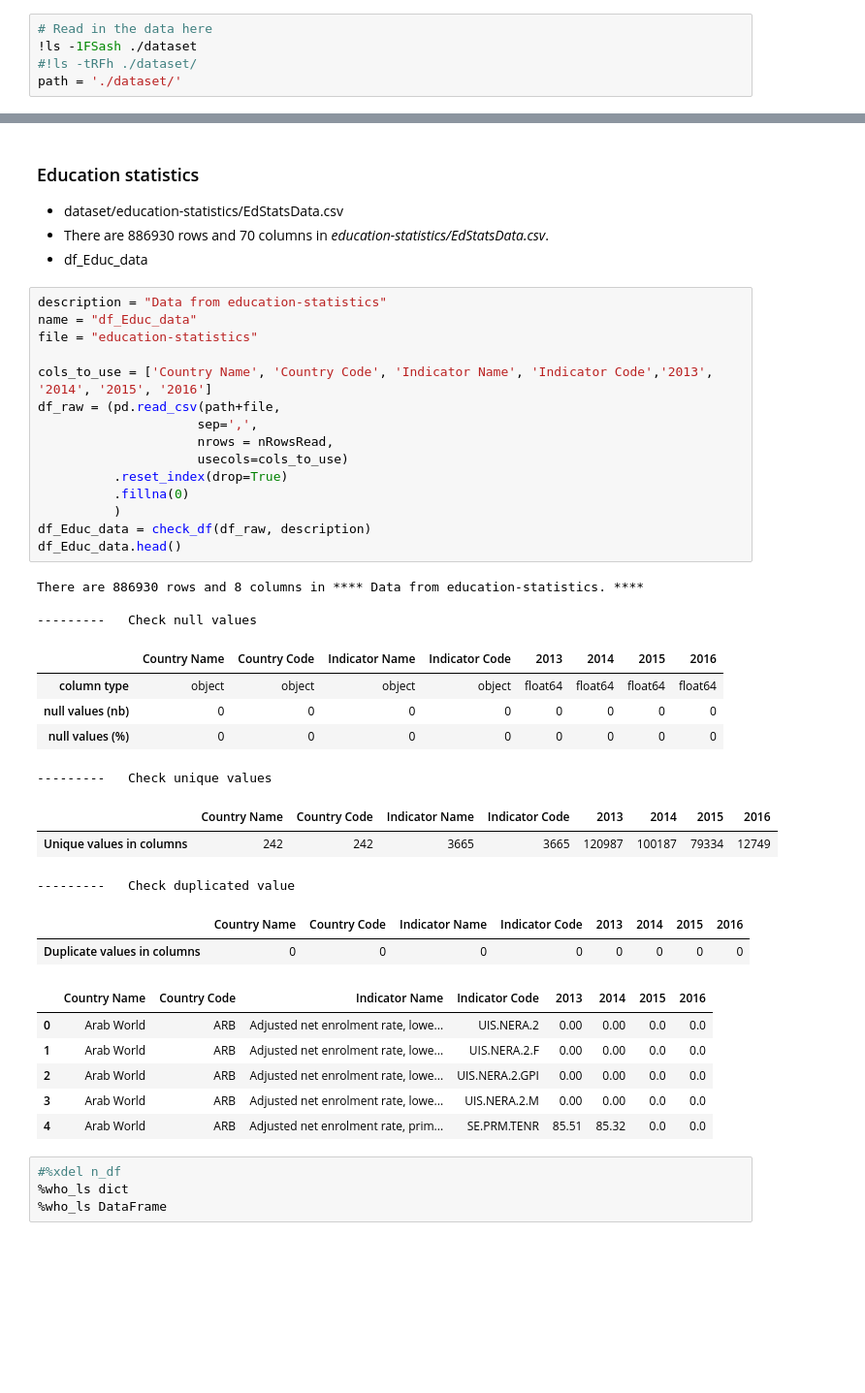
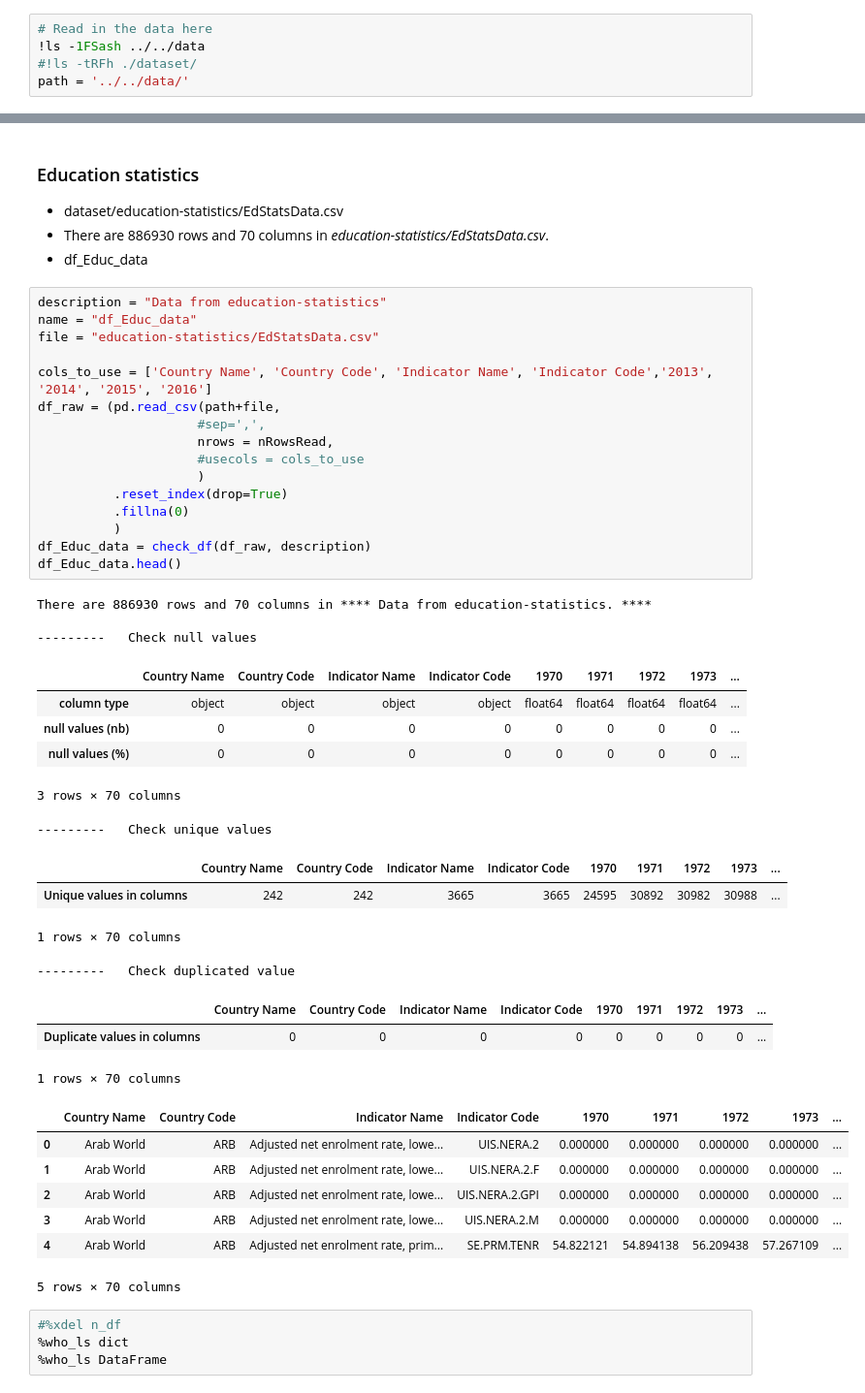
Before and after one commit to anthelix/udacity_capstone, a Jupyter notebook: work/notebook/1_Exploration_python.ipynb, the cells around one changed output, grey strips where cells are left out. Shown at 97% size. Drawn from its saved outputs; the diff is of its cells as text; blank space fills up the shorter version.

```diff
--- a/notebook/1_Exploration_python.ipynb
+++ b/work/notebook/1_Exploration_python.ipynb
@@ -53,7 +51,7 @@ print("Download ready.")
 >>> nba = pd.read_csv("nba_all_elo.csv")
 # %%
 # Read in the data here
-!ls -1FSash ./dataset
+!ls -1FSash ../../data
 #!ls -tRFh ./dataset/
-path = './dataset/'
+path = '../../data/'
 # %% [output]
@@ -1014,38 +1037,43 @@ There are 422136 rows and 8 columns in **** WDIData.csv country Indicators devel
 # %%
 description = "Data from education-statistics"
 name = "df_Educ_data"
-file = "education-statistics"
+file = "education-statistics/EdStatsData.csv"
 
 cols_to_use = ['Country Name', 'Country Code', 'Indicator Name', 'Indicator Code','2013', '2014', '2015', '2016']
 df_raw = (pd.read_csv(path+file,
-                     sep=',',
+                     #sep=',',
                      nrows = nRowsRead,
-                     usecols=cols_to_use)
+                     #usecols = cols_to_use
+                     )
           .reset_index(drop=True)
           .fillna(0)
           )
 df_Educ_data = check_df(df_raw, description)
 df_Educ_data.head()
 # %% [output]
-There are 886930 rows and 8 columns in **** Data from education-statistics. ****
+There are 886930 rows and 70 columns in **** Data from education-statistics. ****
 
 ---------   Check null values
-|  | Country Name | Country Code | Indicator Name | Indicator Code | 2013 | 2014 | 2015 | 2016 |
-| column type | object | object | object | object | float64 | float64 | float64 | float64 |
-| null values (nb) | 0 | 0 | 0 | 0 | 0 | 0 | 0 | 0 |
-| null values (%) | 0 | 0 | 0 | 0 | 0 | 0 | 0 | 0 |
+|  | Country Name | Country Code | Indicator Name | Indicator Code | 1970 | 1971 | 1972 | 1973 | ... |
+| column type | object | object | object | object | float64 | float64 | float64 | float64 | ... |
+| null values (nb) | 0 | 0 | 0 | 0 | 0 | 0 | 0 | 0 | ... |
+| null values (%) | 0 | 0 | 0 | 0 | 0 | 0 | 0 | 0 | ... |
----------   Check unique values
+3 rows × 70 columns
+---------   Check unique values
-|  | Country Name | Country Code | Indicator Name | Indicator Code | 2013 | 2014 | 2015 | 2016 |
-| Unique values in columns | 242 | 242 | 3665 | 3665 | 120987 | 100187 | 79334 | 12749 |
+|  | Country Name | Country Code | Indicator Name | Indicator Code | 1970 | 1971 | 1972 | 1973 | ... |
+| Unique values in columns | 242 | 242 | 3665 | 3665 | 24595 | 30892 | 30982 | 30988 | ... |
----------   Check duplicated value
+1 rows × 70 columns
+---------   Check duplicated value
-|  | Country Name | Country Code | Indicator Name | Indicator Code | 2013 | 2014 | 2015 | 2016 |
-| Duplicate values in columns | 0 | 0 | 0 | 0 | 0 | 0 | 0 | 0 |
+|  | Country Name | Country Code | Indicator Name | Indicator Code | 1970 | 1971 | 1972 | 1973 | ... |
+| Duplicate values in columns | 0 | 0 | 0 | 0 | 0 | 0 | 0 | 0 | ... |
+1 rows × 70 columns
-|  | Country Name | Country Code | Indicator Name | Indicator Code | 2013 | 2014 | 2015 | 2016 |
-| 0 | Arab World | ARB | Adjusted net enrolment rate, lowe... | UIS.NERA.2 | 0.00 | 0.00 | 0.0 | 0.0 |
-| 1 | Arab World | ARB | Adjusted net enrolment rate, lowe... | UIS.NERA.2.F | 0.00 | 0.00 | 0.0 | 0.0 |
-| 2 | Arab World | ARB | Adjusted net enrolment rate, lowe... | UIS.NERA.2.GPI | 0.00 | 0.00 | 0.0 | 0.0 |
-| 3 | Arab World | ARB | Adjusted net enrolment rate, lowe... | UIS.NERA.2.M | 0.00 | 0.00 | 0.0 | 0.0 |
-| 4 | Arab World | ARB | Adjusted net enrolment rate, prim... | SE.PRM.TENR | 85.51 | 85.32 | 0.0 | 0.0 |
+|  | Country Name | Country Code | Indicator Name | Indicator Code | 1970 | 1971 | 1972 | 1973 | ... |
+| 0 | Arab World | ARB | Adjusted net enrolment rate, lowe... | UIS.NERA.2 | 0.000000 | 0.000000 | 0.000000 | 0.000000 | ... |
+| 1 | Arab World | ARB | Adjusted net enrolment rate, lowe... | UIS.NERA.2.F | 0.000000 | 0.000000 | 0.000000 | 0.000000 | ... |
+| 2 | Arab World | ARB | Adjusted net enrolment rate, lowe... | UIS.NERA.2.GPI | 0.000000 | 0.000000 | 0.000000 | 0.000000 | ... |
+| 3 | Arab World | ARB | Adjusted net enrolment rate, lowe... | UIS.NERA.2.M | 0.000000 | 0.000000 | 0.000000 | 0.000000 | ... |
+| 4 | Arab World | ARB | Adjusted net enrolment rate, prim... | SE.PRM.TENR | 54.822121 | 54.894138 | 56.209438 | 57.267109 | ... |
+5 rows × 70 columns
 # %%
 #%xdel n_df
 %who_ls dict
```
Also changed, not shown: parts of 22 cells of this notebook, 11 other files.
